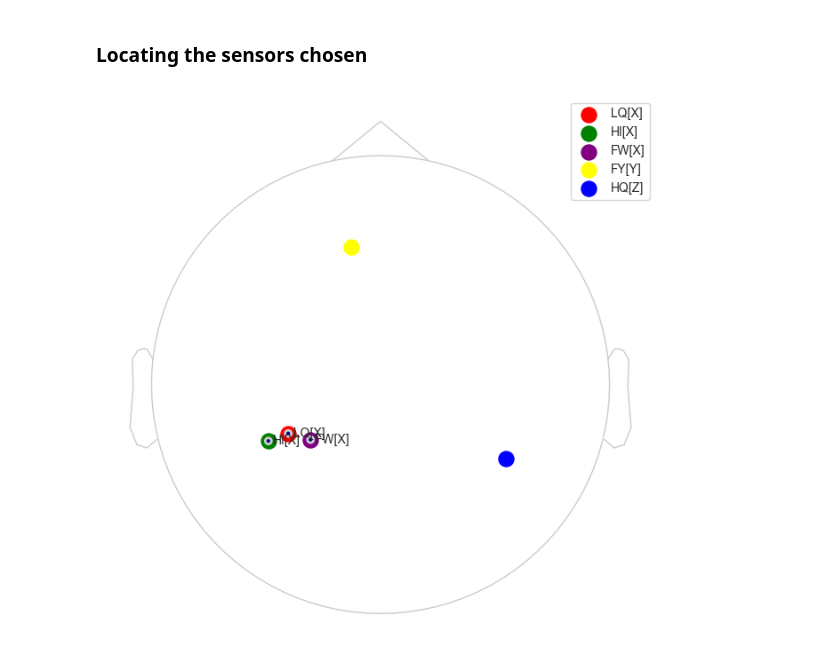
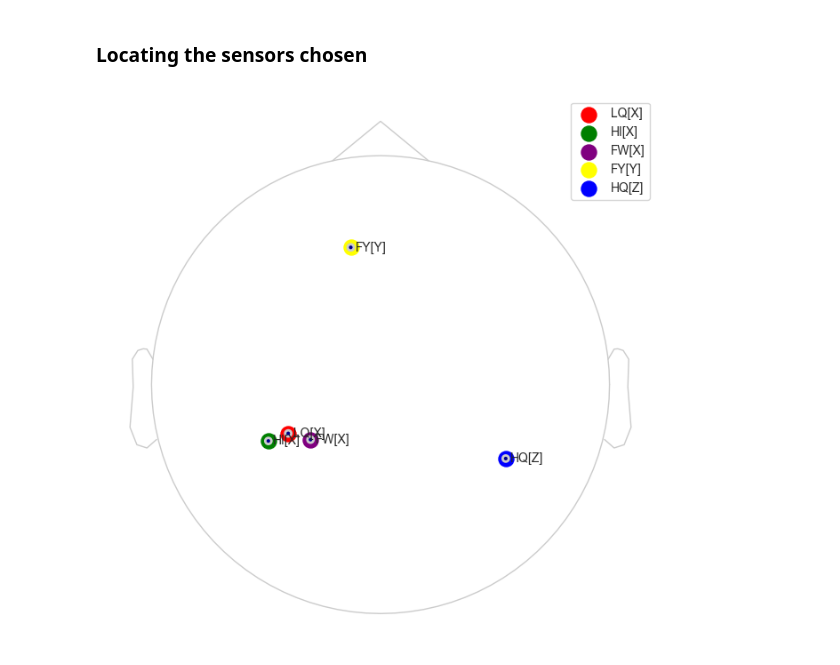
Before and after one commit to MarIniOnz/opm-thesis, a Jupyter notebook: notebooks/figures/tfr_sfp_Figures.ipynb, the cells around one changed output. Cells and saved outputs as stored; diff of their text form; code cells hidden in the pictures.

```diff
--- a/notebooks/figures/tfr_sfp_Figures.ipynb
+++ b/notebooks/figures/tfr_sfp_Figures.ipynb
@@ -200,35 +235,41 @@ plt.show()
 # %%
 from mne.viz.topomap import _find_topomap_coords
 
 channel1 = "LQ[X]"
-channel4 = "HI[X]"
-channel5="FW[X]"
 channel2 = "FY[Y]"
 channel3 = "HQ[Z]"
+channel4 = "HI[X]"
+channel5 = "FW[X]"
 
 sphere = 0.12
 
 pos1 = _find_topomap_coords(all_epochs.info, picks=channel1, sphere=.12)[0]
 pos2 = _find_topomap_coords(all_epochs.info, picks=channel2, sphere=.12)[0]
 pos3 = _find_topomap_coords(all_epochs.info, picks=channel3, sphere=.12)[0]
 pos4 = _find_topomap_coords(all_epochs.info, picks=channel4, sphere=.12)[0]
 pos5 = _find_topomap_coords(all_epochs.info, picks=channel5, sphere=.21)[0]
 
 # Highlight with dots around the sensors
 fig, axes = plt.subplots(1,figsize=(8,8))
 
 axes.scatter(*pos1, color="red", s=150, label=channel1)
 axes.scatter(*pos4, color="green", s=150, label=channel4)
 axes.scatter(*pos5, color="purple", s=150, label=channel5)
 axes.scatter(*pos2, color="yellow", s=150, label=channel2)
 axes.scatter(*pos3, color="blue", s=150, label=channel3)
 axes.legend()
 
 # Take from all_epochs the channels that are not [X] or in channel 1, 2, 3, 4, 5
-channel_names = [ch for ch in all_epochs.ch_names if "[X]" in ch and ch in [channel1, channel2, channel3, channel4, channel5]]
+# channel_names = [ch for ch in all_epochs.ch_names if "[X]" in ch and ch in [channel1, channel2, channel3, channel4, channel5]]
+channel_names = [
+    ch
+    for ch in all_epochs.ch_names
+    if ch in [channel1, channel2, channel3, channel4, channel5]
+]
+
 plot_epochs = all_epochs.copy().pick(picks=channel_names)
-plot_epochs.plot_sensors(show_names=True, sphere=sphere, axes=axes)
+fig = plot_epochs.plot_sensors(show_names=True, sphere=sphere, axes=axes)
 
-plt.show()
+fig.savefig("./pictures/sensors_map.svg", format="svg", bbox_inches="tight")
 # %% [output]
-[figure, old version]
+[figure, new version]
```
Also changed, not shown: parts of 3 cells of this notebook, 1 other file.
